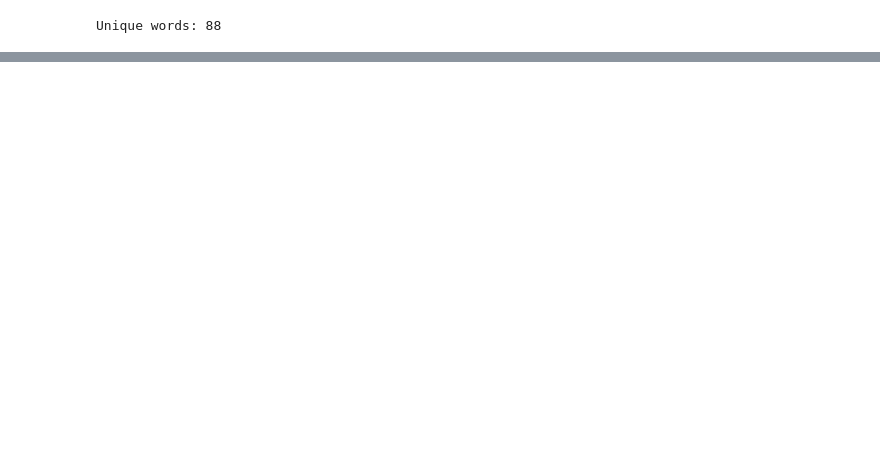
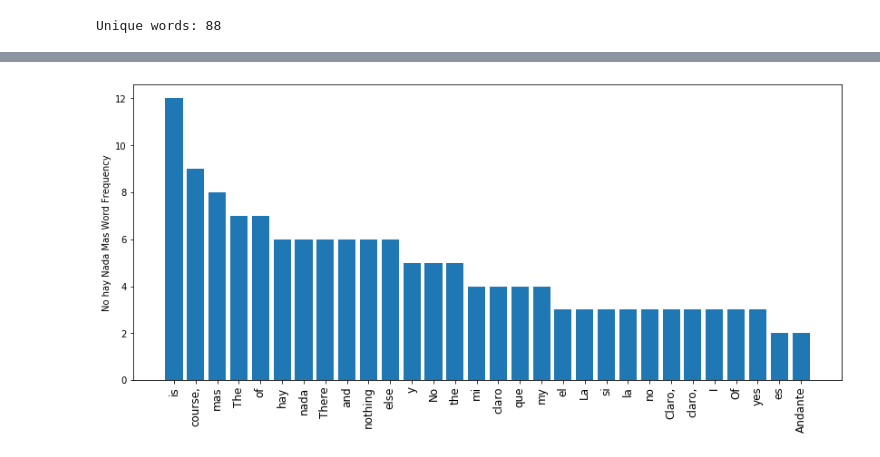
Before and after one commit to miguelferia/cs174, a Jupyter notebook: Notebooks/PS1.ipynb, the cells around one changed output, grey strips where cells are left out. Saved outputs shown, nothing was run; the diff lists cells and outputs as text; code cells hidden in the pictures; blank space fills up the shorter version.

```diff
--- a/Notebooks/PS1.ipynb
+++ b/Notebooks/PS1.ipynb
@@ -290,0 +306,17 @@ Rick Astley will never give you up.
+# %%
+nhnm_lyrics = get_azlyrics('data/Mos Def - No Hay Nada Mas Lyrics | AZLyrics.com.html')
+
+
+dist_nhnm = get_sorted_dist(nhnm_lyrics)[:30]
+
+word = [word[0] for word in dist_nhnm]
+freq = [word[1] for word in dist_nhnm]
+x_pos = np.arange(len(word))
+
+plt.figure(figsize=(14,6))
+plt.bar(x_pos,freq)
+plt.xticks(x_pos, word,fontsize=12, rotation = 'vertical')
+plt.ylabel('No hay Nada Mas Word Frequency')
+plt.show()
+# %% [output]
+[figure, added]
```
Also changed, not shown: parts of 29 cells of this notebook, 5 other files.
